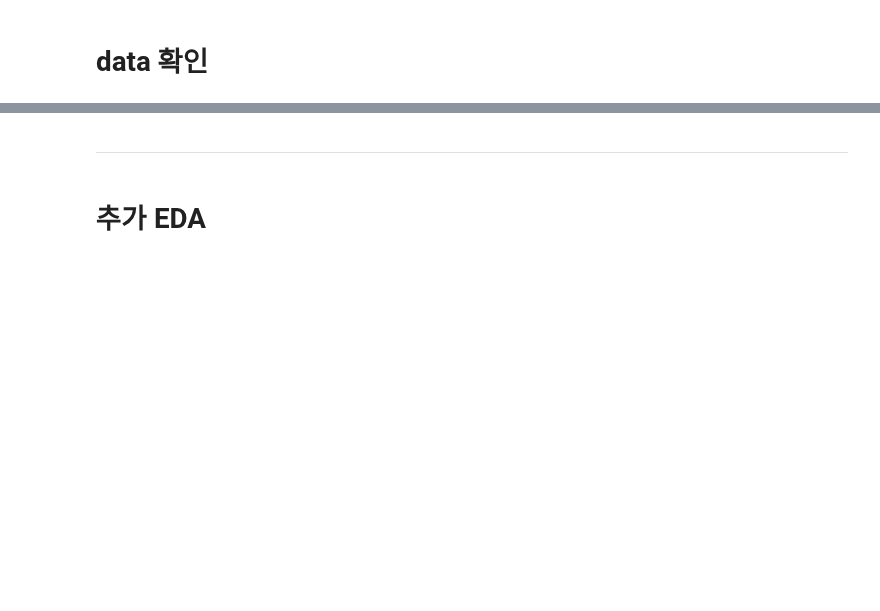
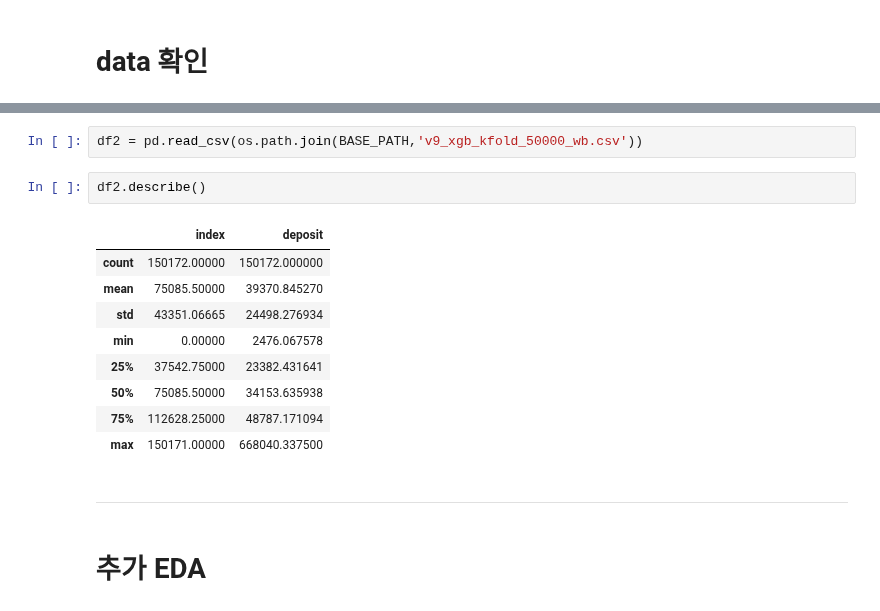
Before and after one commit to boostcampaitech7/level2-competitiveds-recsys-06, a Jupyter notebook: EDA/백우성/241022/EDA_base+4_241022.ipynb, the cells around one changed output, grey strips where cells are left out. Saved outputs shown, nothing was run; the diff lists cells and outputs as text; blank space fills up the shorter version.

```diff
--- a/EDA/백우성/241022/EDA_base+4_241022.ipynb
+++ b/EDA/백우성/241022/EDA_base+4_241022.ipynb
@@ -56,3 +71,17 @@ Index(['index', '_type', 'contract_year_month', 'contract_day', 'area_m2',
+# %%
+df2 = pd.read_csv(os.path.join(BASE_PATH,'v9_xgb_kfold_50000_wb.csv'))
+# %%
+df2.describe()
+# %% [output]
+|  | index | deposit |
+| count | 150172.00000 | 150172.000000 |
+| mean | 75085.50000 | 39370.845270 |
+| std | 43351.06665 | 24498.276934 |
+| min | 0.00000 | 2476.067578 |
+| 25% | 37542.75000 | 23382.431641 |
+| 50% | 75085.50000 | 34153.635938 |
+| 75% | 112628.25000 | 48787.171094 |
+| max | 150171.00000 | 668040.337500 |
 # %% [markdown]
 ---
 # %% [markdown]
```
Also changed, not shown: parts of 14 cells of this notebook, 1 other file.
